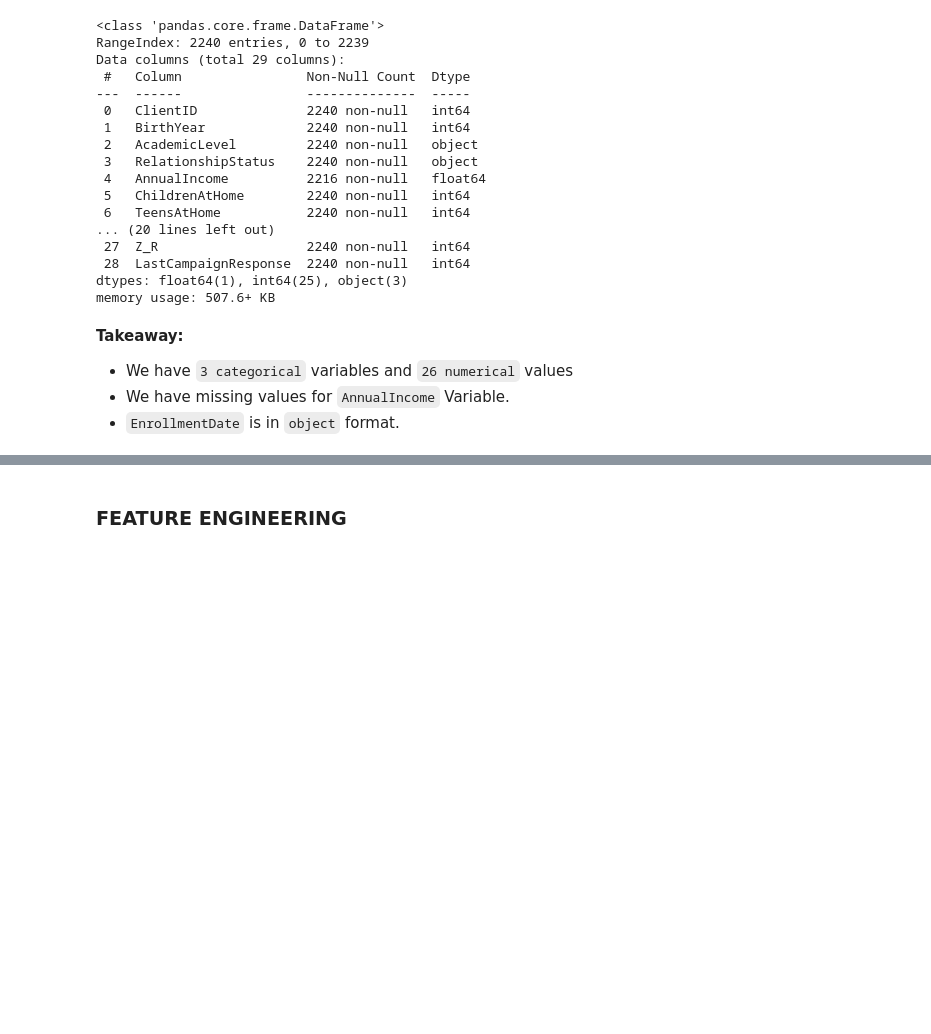
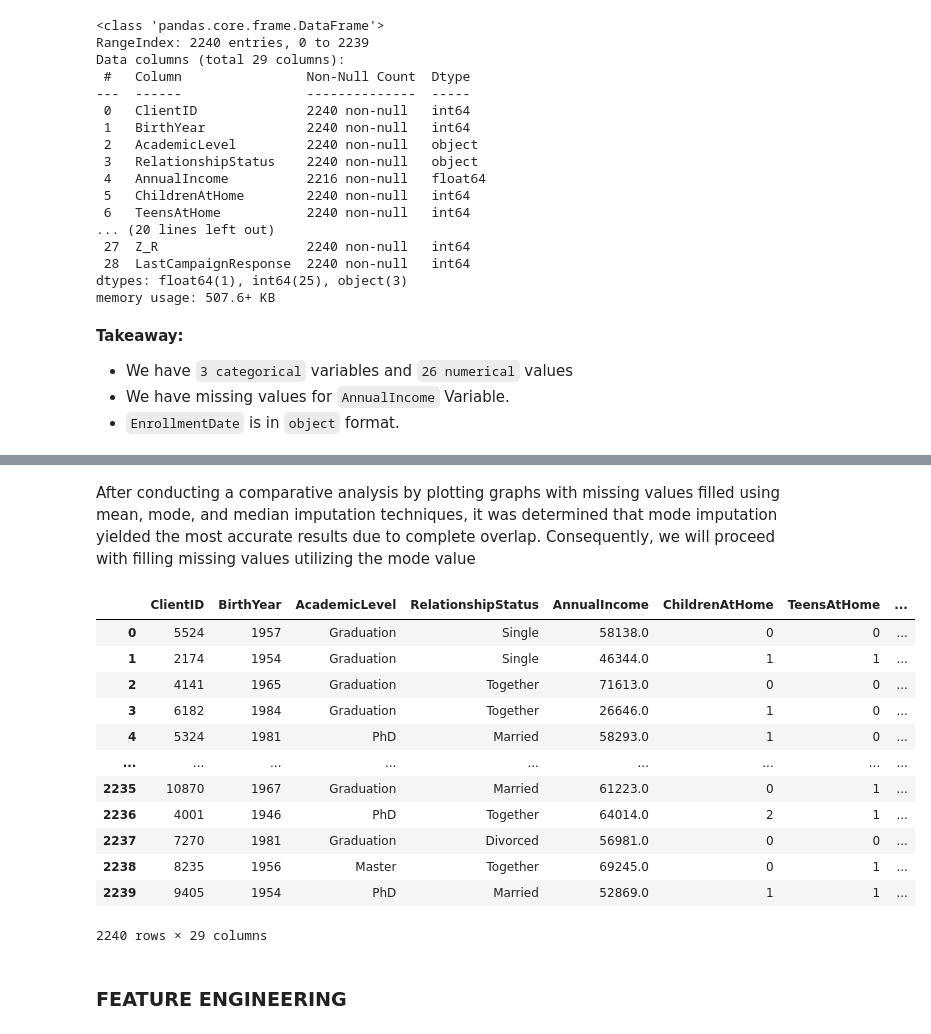
Before and after one commit to OPCODE-Open-Spring-Fest/hidden-consumer-patterns, a Jupyter notebook: notebook.ipynb, the cells around one changed output, grey strips where cells are left out. Drawn from its saved outputs; the diff is of its cells as text; code cells hidden in the pictures; blank space fills up the shorter version.

```diff
--- a/notebook.ipynb
+++ b/notebook.ipynb
@@ -133,3 +184,25 @@ memory usage: 507.6+ KB
+# %% [markdown]
+After conducting a comparative analysis by plotting graphs with missing values filled using mean,
+mode, and median imputation techniques, it was determined that mode imputation yielded the most
+accurate results due to complete overlap. Consequently, we will proceed with
+filling missing values utilizing the mode value
+# %%
+data = data.drop(columns =['AnnualIncome_mean','AnnualIncome_mode','AnnualIncome_median'])
+data
+# %% [output]
+|  | ClientID | BirthYear | AcademicLevel | RelationshipStatus | AnnualIncome | ChildrenAtHome | TeensAtHome | ... |
+| 0 | 5524 | 1957 | Graduation | Single | 58138.0 | 0 | 0 | ... |
+| 1 | 2174 | 1954 | Graduation | Single | 46344.0 | 1 | 1 | ... |
+| 2 | 4141 | 1965 | Graduation | Together | 71613.0 | 0 | 0 | ... |
+| 3 | 6182 | 1984 | Graduation | Together | 26646.0 | 1 | 0 | ... |
+| 4 | 5324 | 1981 | PhD | Married | 58293.0 | 1 | 0 | ... |
+| ... | ... | ... | ... | ... | ... | ... | ... | ... |
+| 2235 | 10870 | 1967 | Graduation | Married | 61223.0 | 0 | 1 | ... |
+| 2236 | 4001 | 1946 | PhD | Together | 64014.0 | 2 | 1 | ... |
+| 2237 | 7270 | 1981 | Graduation | Divorced | 56981.0 | 0 | 0 | ... |
+| 2238 | 8235 | 1956 | Master | Together | 69245.0 | 0 | 1 | ... |
+| 2239 | 9405 | 1954 | PhD | Married | 52869.0 | 1 | 1 | ... |
+2240 rows × 29 columns
 # %%
 # Change EnrollmentDate into suitable format
 # %%
```
Also changed, not shown: parts of 9 cells of this notebook.
